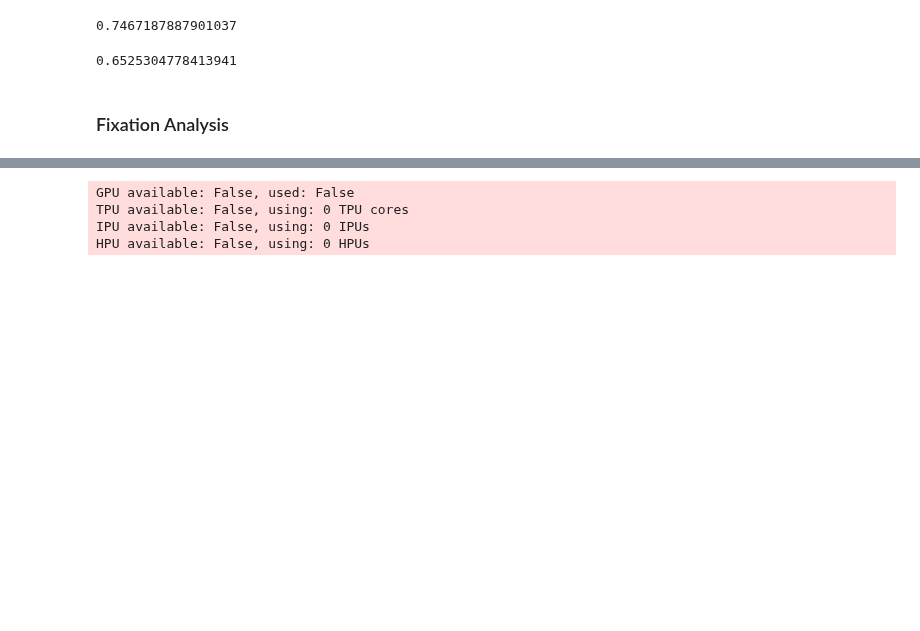
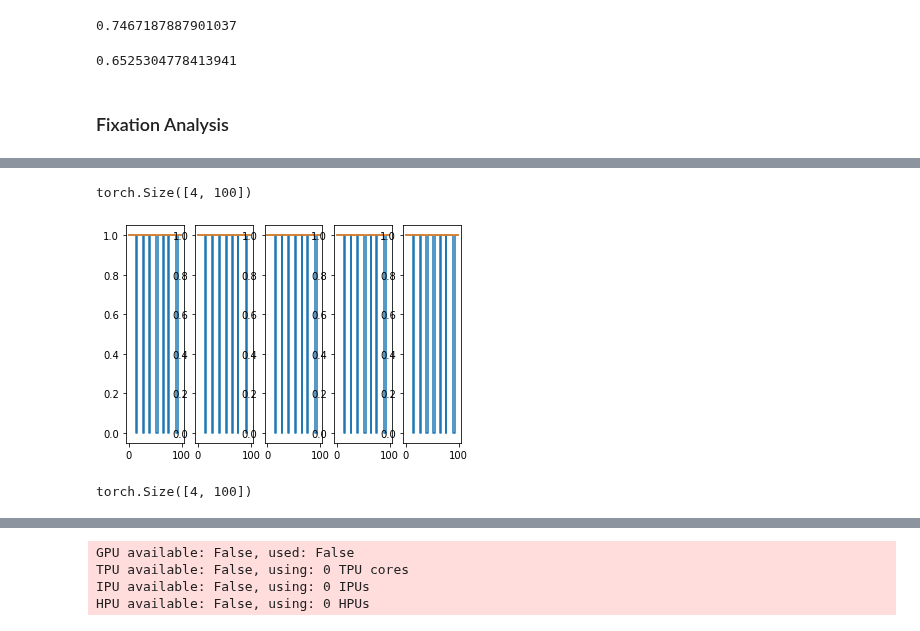
Before and after one commit to rosyvs/DeepGaze, a Jupyter notebook: notebooks/fixation_id.ipynb, the cells around one changed output, grey strips where cells are left out. Cells and saved outputs as stored; diff of their text form; code cells hidden in the pictures; blank space fills up the shorter version.

```diff
--- a/notebooks/fixation_id.ipynb
+++ b/notebooks/fixation_id.ipynb
@@ -455,0 +499,32 @@ CNN Layers: [16, 32]
+# %%
+from eyemind.models.encoder_decoder import VariableSequenceLengthEncoderDecoderModel
+model = load_model_from_checkpoint(VariableSequenceLengthEncoderDecoderModel, "/Users/rickgentry/emotive_lab/eyemind/lightning_logs/fix_seq100_noconv_1/checkpoints/epoch=49-step=850.ckpt")
+# %%
+dl = get_dataloader("/Users/rickgentry/emotive_lab/eyemind/lightning_logs/fix_seq100_noconv_1/config.yaml")
+# %%
+preds, targets = get_prediction_targets(model, dl,samples=4)
+# %%
+targets.shape
+# %% [output]
+torch.Size([4, 100])
+# %%
+import matplotlib.pyplot as plt
+import numpy as np
+def plot_figures(preds, targets):
+    num_plots = len(preds)
+    rows = (num_plots // 5) + 1
+    cols = 5
+    plt.figure(0)
+    for i in range(rows):
+        for j in range(cols):
+            ax = plt.subplot2grid((rows,cols), (i,j))
+            ax.step(np.arange(len(preds[0])),targets[j * i].numpy(), preds[j * i].numpy())
+    plt.show()
+# %%
+plot_figures(preds, targets)
+# %% [output]
+[figure, added]
+# %%
+preds.shape
+# %% [output]
+torch.Size([4, 100])
```
Also changed, not shown: parts of 16 cells of this notebook, 14 other files.
